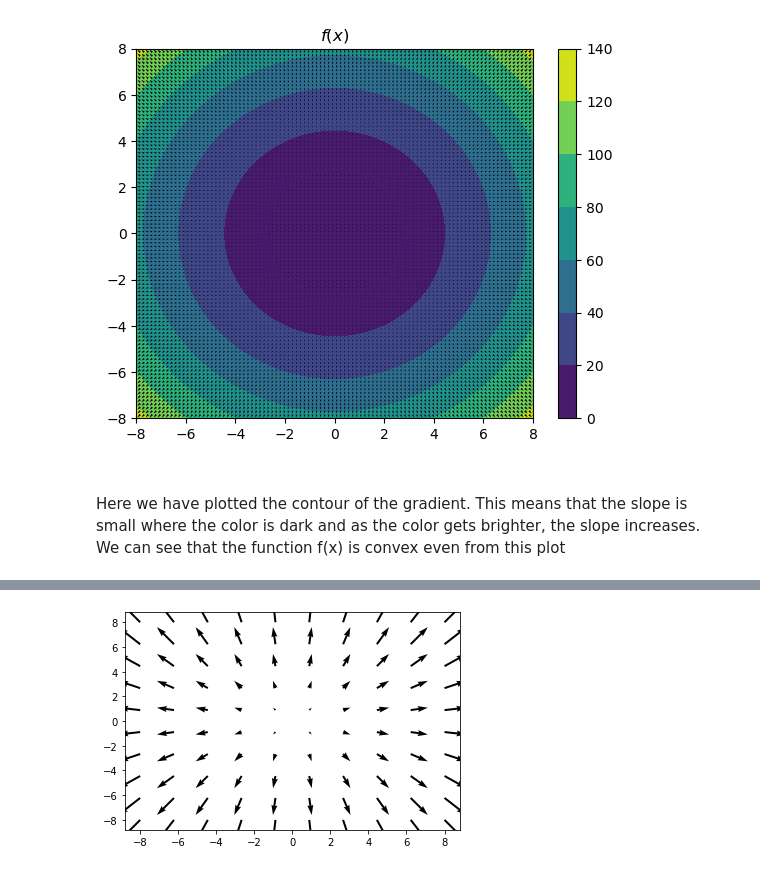
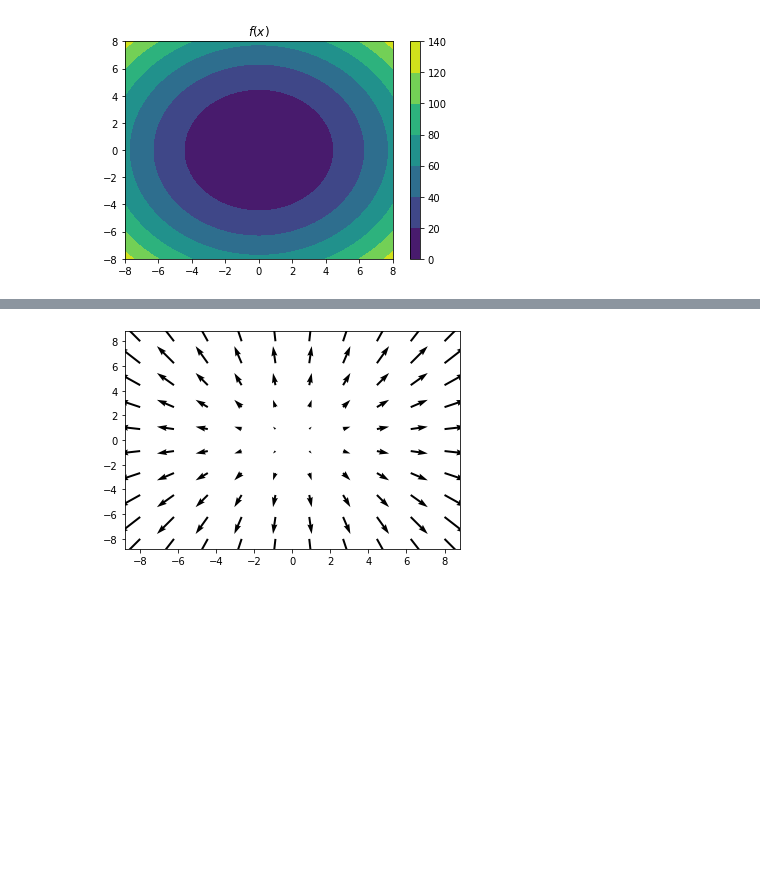
Before and after one commit to Edward484/OptimizationClassUB, a Jupyter notebook: project2/pract2.ipynb, the cells around one changed output, grey strips where cells are left out. Saved outputs shown, nothing was run; the diff lists cells and outputs as text; code cells hidden in the pictures; blank space fills up the shorter version.

```diff
--- a/project2/pract2.ipynb
+++ b/project2/pract2.ipynb
@@ -20,25 +14,19 @@ import matplotlib.pyplot as plt
 # %%
-
+import numpy as np
+import matplotlib.pyplot as plt
 
 # Countour plot of fA(x)
 x = np.linspace(-8.0, 8.0, 100)
 y = np.linspace(-8.0, 8.0, 100)
 X, Y = np.meshgrid(x, y)
 Z = X**2 + Y**2
 fig,ax=plt.subplots(1,1)
 cp = ax.contourf(X, Y, Z)
 fig.colorbar(cp)
 ax.set_title('$f(x)$')
-u = 2*X
-v = 2*Y
-
-plt.quiver(x,y,u,v)
 plt.show()
 # %% [output]
-[figure, old version]
+[figure, new version]
-# %% [markdown]
-#####
-Here we have plotted the contour of the gradient. This means that the slope is small where the color is dark and as the color gets brighter, the slope increases. We can see that the function f(x) is convex even from this plot
 # %%
 from turtle import color
 
```
Also changed, not shown: parts of 23 cells of this notebook.
